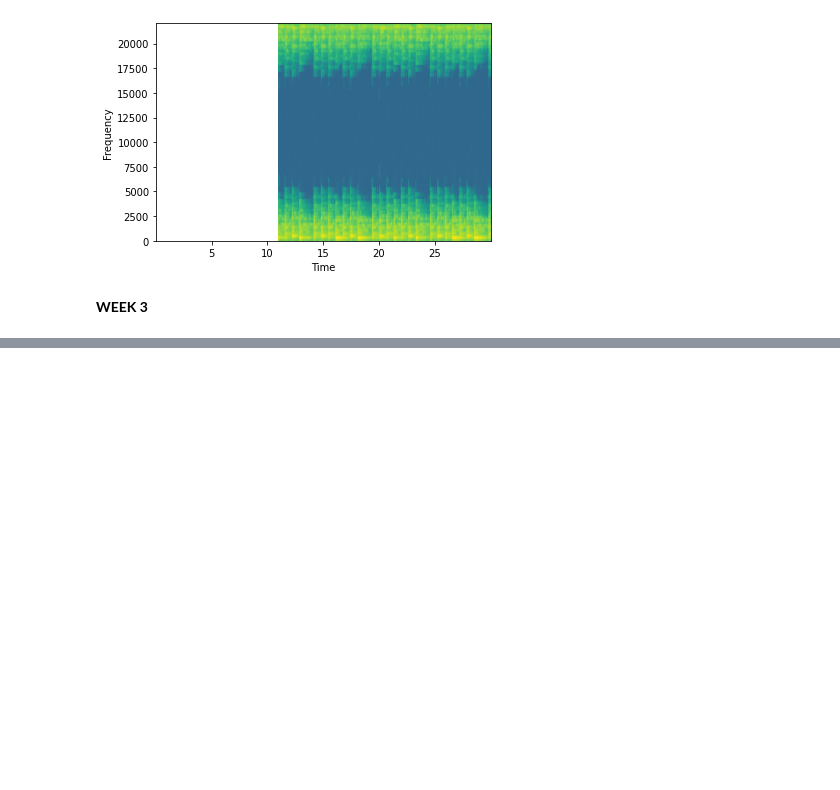
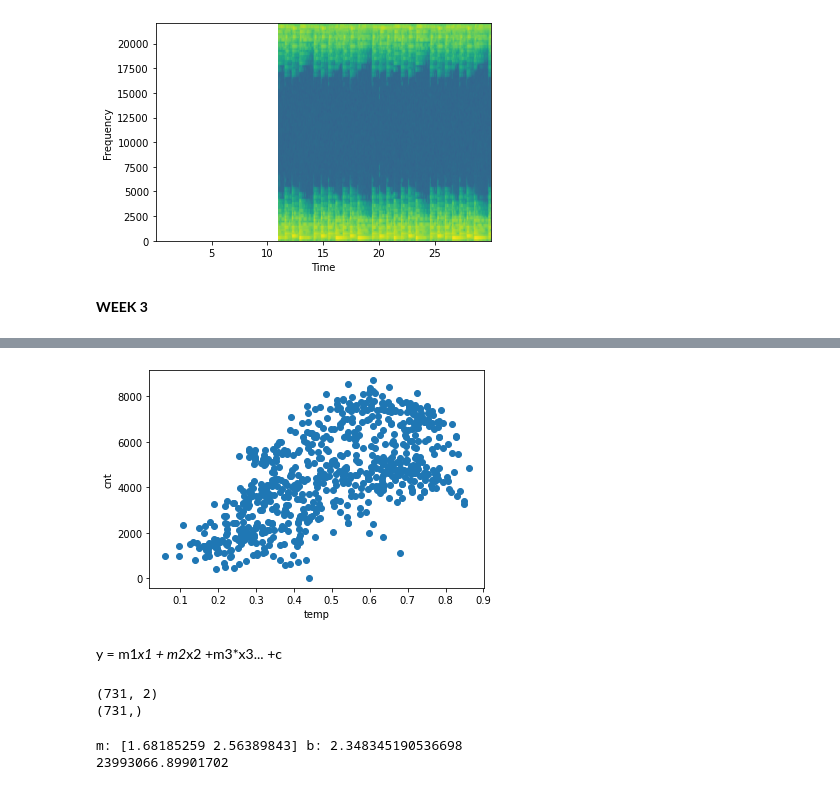
Before and after one commit to haron1100/teach-ml, a Jupyter notebook: DataViz.ipynb, the cells around one changed output, grey strips where cells are left out. Cells and saved outputs as stored; diff of their text form; code cells hidden in the pictures; blank space fills up the shorter version.

```diff
--- a/DataViz.ipynb
+++ b/DataViz.ipynb
@@ -280,0 +324,21 @@ plt.scatter(x, y)
+# %%
+def plot_scatter(col1, col2):
+    plt.xlabel(col1)
+    plt.ylabel(col2)
+    plt.scatter(df[col1], df[col2])
+# %%
+plot_scatter("temp", "cnt")
+# %% [output]
+[figure, added]
+# %% [markdown]
+y = m1*x1 + m2*x2 +m3*x3... +c
+# %%
+features = [df['temp'], df['hum']] # change the features you feed our model
+X = np.stack(features, axis=1)
+Y = np.array(df['cnt'])
+n_features = len(features)
+print(X.shape)
+print(Y.shape)
+# %% [output]
+(731, 2)
+(731,)
@@ -280,0 +363,8 @@ plt.scatter(x, y)
+# %%
+best_m, best_b = random_search(10000)
+print('m:', best_m, 'b:', best_b)
+y_pred = np.matmul(X, best_m) + best_b
+print(cost(y_pred, Y))
+# %% [output]
+m: [1.68185259 2.56389843] b: 2.348345190536698
+23993066.89901702
```
Also changed, not shown: parts of 13 cells of this notebook.
